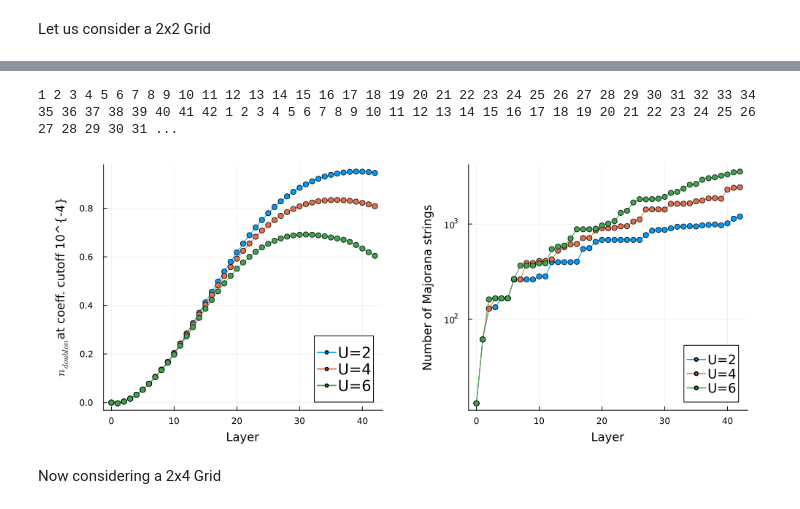
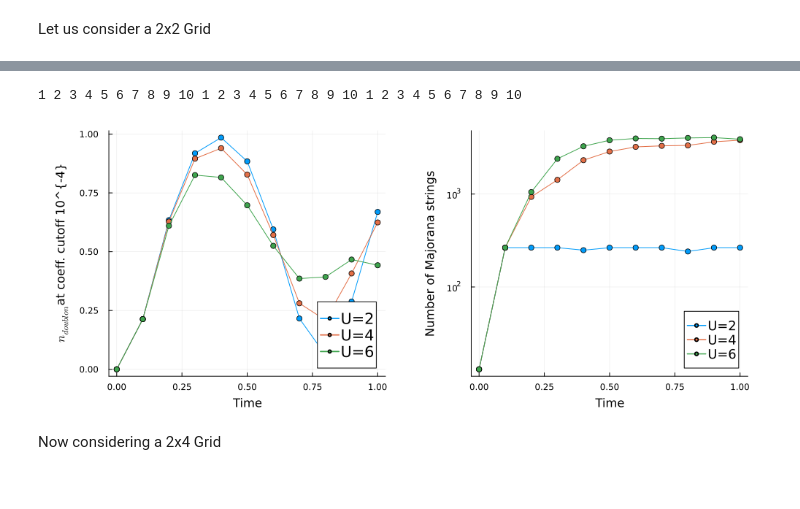
Before and after one commit to grossjulian/MajoranaPropagation, a Jupyter notebook: Second_simulation.ipynb, the cells around one changed output, grey strips where cells are left out. Cells and saved outputs as stored; diff of their text form; code cells hidden in the pictures.

```diff
--- a/Second_simulation.ipynb
+++ b/Second_simulation.ipynb
@@ -16,12 +16,12 @@ N_x = 2
 N_y = 2
 N_spinful_sites = N_x * N_y
 t = 2.
-U1 = 2.
-U2 = 4.
-U3 = 6.
+U1 = 0
+U2 = 2.
+U3 = 4.
 
-n_layers = 42
-dt = 0.01
+n_layers = 10
+dt = 0.1
 
 min_abs_coeff = 1.e-4
 max_unpaired = 6
@@ -106,44 +137,45 @@ length1[1] = length(obs_doubl)
 res2[1]=overlapwithfock(obs_doubl, initial_state, coeffs)
 length2[1] = length(obs_doubl)
 res3[1]=overlapwithfock(obs_doubl, initial_state, coeffs)
 length3[1] = length(obs_doubl)
 
 #simulation of n_doublon for different values of U, coefficient truncation at 1.e-4
 for j = 1:n_layers
     print("$j ")
     propagate!(circ_single1, obs_doubl, thetas_single1; min_abs_coeff=min_abs_coeff,max_unpaired=max_unpaired, unpaired_mask=unpaired_mask)
     res1[j+1] = overlapwithfock(obs_doubl, initial_state, coeffs)
     length1[j+1] = length(obs_doubl)
 end
 obs_doubl=obs_doubl1+obs_doubl2+obs_doubl3+obs_doubl4
 for j = 1:n_layers
     print("$j ")
     propagate!(circ_single2, obs_doubl, thetas_single2; min_abs_coeff=min_abs_coeff,max_unpaired=max_unpaired, unpaired_mask=unpaired_mask)
     res2[j+1] = overlapwithfock(obs_doubl, initial_state, coeffs)
     length2[j+1] = length(obs_doubl)
 end
 obs_doubl=obs_doubl1+obs_doubl2+obs_doubl3+obs_doubl4
 for j = 1:n_layers
     print("$j ")
     propagate!(circ_single3, obs_doubl, thetas_single3; min_abs_coeff=min_abs_coeff,max_unpaired=max_unpaired, unpaired_mask=unpaired_mask)
     res3[j+1] = overlapwithfock(obs_doubl, initial_state, coeffs)
     length3[j+1] = length(obs_doubl)
 end
+xaxis = 0:n_layers
+xaxis*=dt
+ev_plot = plot(xlabel = "Time", ylabel = L"n_{doublon}"*"at coeff. cutoff " *"10^{-4}", legend = :bottomright, legend_font_pointsize = 14)
+plot!(ev_plot, xaxis, res1, label="U=2", marker=:circle)
+plot!(ev_plot, xaxis, res2, label="U=4", marker=:circle)
+plot!(ev_plot, xaxis, res3, label="U=6", marker=:circle)
 
-ev_plot = plot(xlabel = "Layer", ylabel = L"n_{doublon}"*"at coeff. cutoff " *"10^{-4}", legend = :bottomright, legend_font_pointsize = 14)
-plot!(ev_plot, 0:n_layers, res1, label="U=2", marker=:circle)
-plot!(ev_plot, 0:n_layers, res2, label="U=4", marker=:circle)
-plot!(ev_plot, 0:n_layers, res3, label="U=6", marker=:circle)
-
-length_plot = plot(xlabel = "Layer",ylabel = "Number of Majorana strings", yscale = :log10, legend = :bottomright,legend_font_pointsize = 12)
-plot!(length_plot, 0:n_layers, length1, label="U=2", marker=:circle)
-plot!(length_plot, 0:n_layers, length2, label="U=4", marker=:circle)
-plot!(length_plot, 0:n_layers, length3, label="U=6", marker=:circle)
+length_plot = plot(xlabel = "Time",ylabel = "Number of Majorana strings", yscale = :log10, legend = :bottomright,legend_font_pointsize = 12)
+plot!(length_plot, xaxis, length1, label="U=2", marker=:circle)
+plot!(length_plot, xaxis, length2, label="U=4", marker=:circle)
+plot!(length_plot, xaxis, length3, label="U=6", marker=:circle)
 
 plot(ev_plot, length_plot, layout=(1,2), size=(1000,400),left_margin = 10mm, bottom_margin = 5mm, right_margin = 5mm)
 # %% [output]
-1 2 3 4 5 6 7 8 9 10 11 12 13 14 15 16 17 18 19 20 21 22 23 24 25 26 27 28 29 30 31 32 33 34 35 36 37 38 39 40 41 42 1 2 3 4 5 6 7 8 9 10 11 12 13 14 15 16 17 18 19 20 21 22 23 24 25 26 27 28 29 30 31 ...
+1 2 3 4 5 6 7 8 9 10 1 2 3 4 5 6 7 8 9 10 1 2 3 4 5 6 7 8 9 10
-[figure, old version]
+[figure, new version]
 # %% [markdown]
 Now considering a 2x4 Grid
 # %%
```
Also changed, not shown: parts of 8 cells of this notebook, 17 other files.
